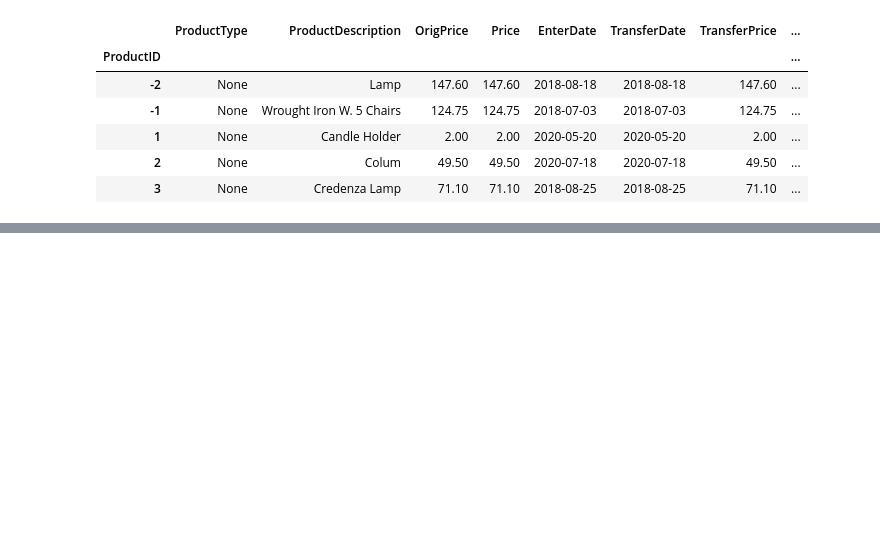
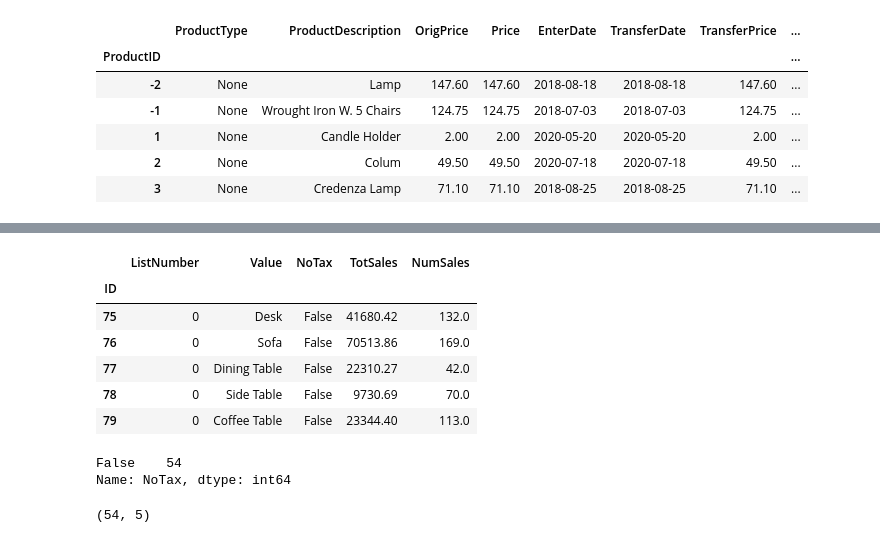
Before and after one commit to zachcornelison/K-N-Sales-Analytics, a Jupyter notebook: KN-Analytics.ipynb, the cells around one changed output, grey strips where cells are left out. Cells and saved outputs as stored; diff of their text form; code cells hidden in the pictures; blank space fills up the shorter version.

Commit message:
cleaned UserLists df
still need to finish merchandise df

```diff
--- a/KN-Analytics.ipynb
+++ b/KN-Analytics.ipynb
@@ -838,0 +874,22 @@ Name: ProductDescription, Length: 5425, dtype: int64
+# %%
+# drop all columns containing no entries
+df_user_lists = df_user_lists[['ListNumber','Value','NoTax','TotSales','NumSales']]
+df_user_lists.head()
+# %% [output]
+|  | ListNumber | Value | NoTax | TotSales | NumSales |
+| ID |  |  |  |  |  |
+| 75 | 0 | Desk | False | 41680.42 | 132.0 |
+| 76 | 0 | Sofa | False | 70513.86 | 169.0 |
+| 77 | 0 | Dining Table | False | 22310.27 | 42.0 |
+| 78 | 0 | Side Table | False | 9730.69 | 70.0 |
+| 79 | 0 | Coffee Table | False | 23344.40 | 113.0 |
+# %%
+df_user_lists['NoTax'].value_counts()
+# will drop
+# %% [output]
+False    54
+Name: NoTax, dtype: int64
+# %%
+df_user_lists.shape
+# %% [output]
+(54, 5)
```
Also changed, not shown: parts of 14 cells of this notebook.
